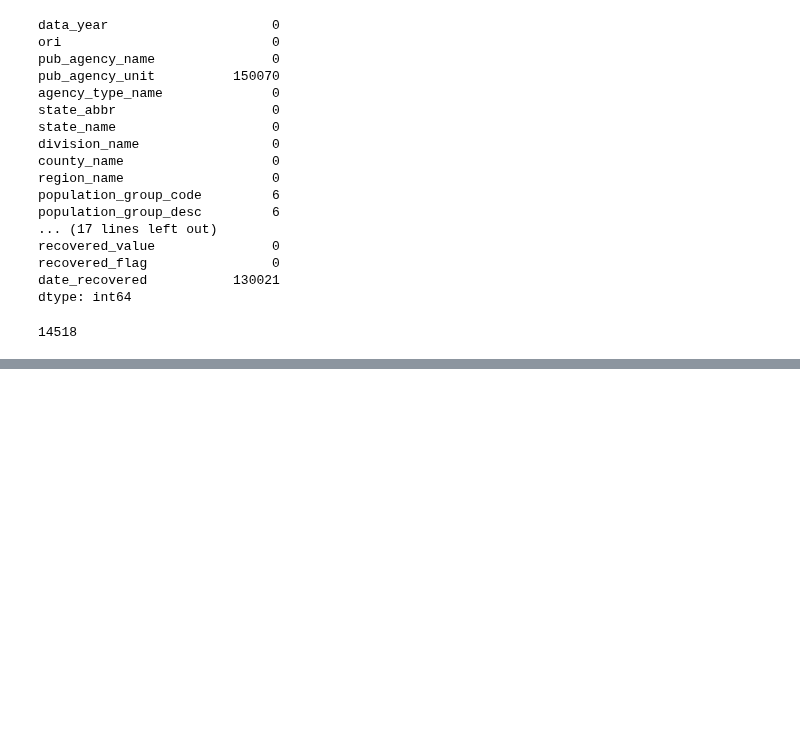
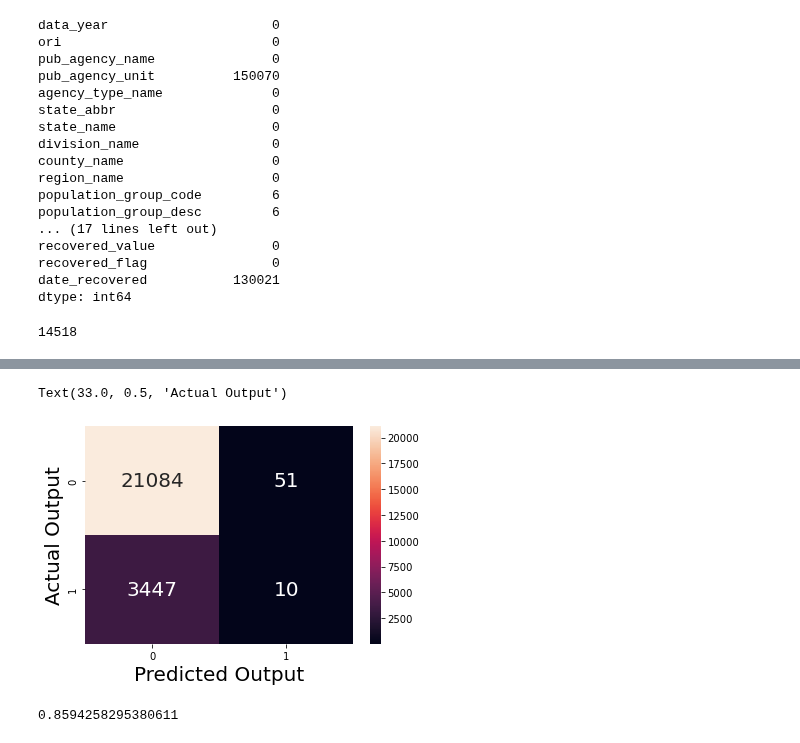
Before and after one commit to Jelsik/DataVisFinalProject-Pentagon, a Jupyter notebook: Cargo Theft Analysis.ipynb, the cells around one changed output, grey strips where cells are left out. Drawn from its saved outputs; the diff is of its cells as text; code cells hidden in the pictures; blank space fills up the shorter version.

```diff
--- a/Cargo Theft Analysis.ipynb
+++ b/Cargo Theft Analysis.ipynb
@@ -144,0 +886,5 @@ theft_cleaned_df.to_csv('Resources/cargo_theft_cleaned.csv', index=False)
+# %%
+# Converting y into binary. Here 0.5 is the threshold
+opt_thr=0.5
+y_pred1=result1.predict(X_test1)
+y_pred1= np.where(y_pred1>opt_thr,1,0)
@@ -144,0 +909,15 @@ theft_cleaned_df.to_csv('Resources/cargo_theft_cleaned.csv', index=False)
+# %%
+# Getting confusion Matrix
+import seaborn as sns
+cm1 = confusion_matrix(y_test1, y_pred1)
+ax1 = sns.heatmap(cm1, annot=True, fmt="0", annot_kws={"size":20})
+plt.xlabel('Predicted Output', fontsize=20)
+plt.ylabel('Actual Output', fontsize=20)
+# %% [output]
+Text(33.0, 0.5, 'Actual Output')
+[figure, added]
+# %%
+from sklearn.metrics import accuracy_score
+accuracy_score(y_test1, predictions1)
+# %% [output]
+0.8594258295380611
```
Also changed, not shown: parts of 69 cells of this notebook.
